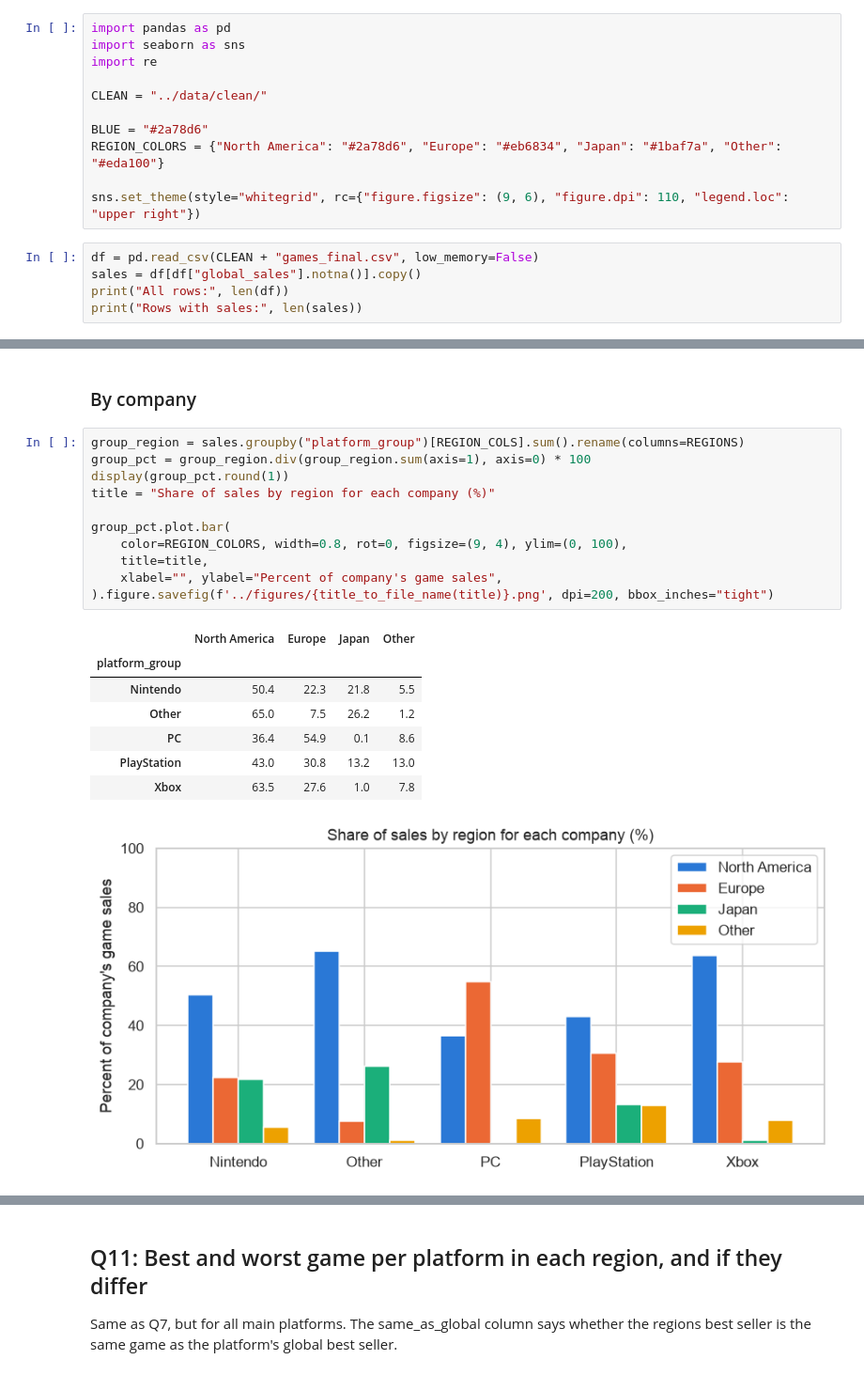
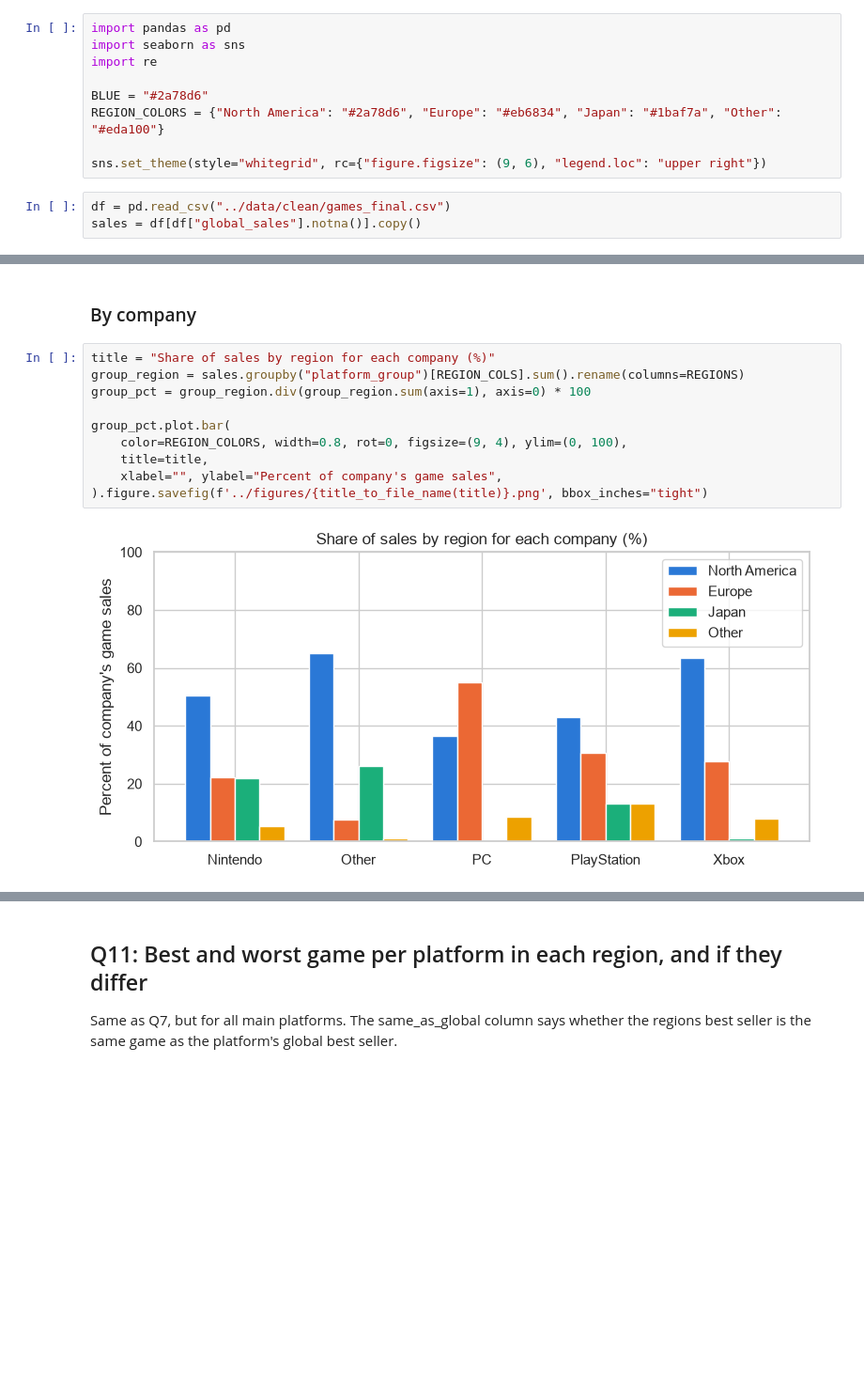
Before and after one commit to BCStoner/CSC330-Video-Game-Analysis-, a Jupyter notebook: notebooks/analysis.ipynb, the cells around one changed output, grey strips where cells are left out. Shown at 94% size. Drawn from its saved outputs; the diff is of its cells as text; blank space fills up the shorter version.

```diff
--- a/notebooks/analysis.ipynb
+++ b/notebooks/analysis.ipynb
@@ -16,14 +5,10 @@ import pandas as pd
 import seaborn as sns
 import re
 
-CLEAN = "../data/clean/"
-
 BLUE = "#2a78d6"
 REGION_COLORS = {"North America": "#2a78d6", "Europe": "#eb6834", "Japan": "#1baf7a", "Other": "#eda100"}
 
-sns.set_theme(style="whitegrid", rc={"figure.figsize": (9, 6), "figure.dpi": 110, "legend.loc": "upper right"})
+sns.set_theme(style="whitegrid", rc={"figure.figsize": (9, 6), "legend.loc": "upper right"})
 # %%
-df = pd.read_csv(CLEAN + "games_final.csv", low_memory=False)
+df = pd.read_csv("../data/clean/games_final.csv")
 sales = df[df["global_sales"].notna()].copy()
-print("All rows:", len(df))
-print("Rows with sales:", len(sales))
@@ -445,24 +413,16 @@ heatmap.figure.savefig(f'../figures/{title_to_file_name(title)}.png', dpi=200, b
 # %% [markdown]
 ### By company
 # %%
+title = "Share of sales by region for each company (%)"
 group_region = sales.groupby("platform_group")[REGION_COLS].sum().rename(columns=REGIONS)
 group_pct = group_region.div(group_region.sum(axis=1), axis=0) * 100
-display(group_pct.round(1))
-title = "Share of sales by region for each company (%)"
 
 group_pct.plot.bar(
     color=REGION_COLORS, width=0.8, rot=0, figsize=(9, 4), ylim=(0, 100),
     title=title,
     xlabel="", ylabel="Percent of company's game sales",
-).figure.savefig(f'../figures/{title_to_file_name(title)}.png', dpi=200, bbox_inches="tight")
+).figure.savefig(f'../figures/{title_to_file_name(title)}.png', bbox_inches="tight")
 # %% [output]
-|  | North America | Europe | Japan | Other |
-| platform_group |  |  |  |  |
-| Nintendo | 50.4 | 22.3 | 21.8 | 5.5 |
-| Other | 65.0 | 7.5 | 26.2 | 1.2 |
-| PC | 36.4 | 54.9 | 0.1 | 8.6 |
-| PlayStation | 43.0 | 30.8 | 13.2 | 13.0 |
-| Xbox | 63.5 | 27.6 | 1.0 | 7.8 |
-[figure, old version]
+[figure, new version]
 # %% [markdown]
 ### Biggest regional differences
```
Also changed, not shown: parts of 27 cells of this notebook, 15 other files.
